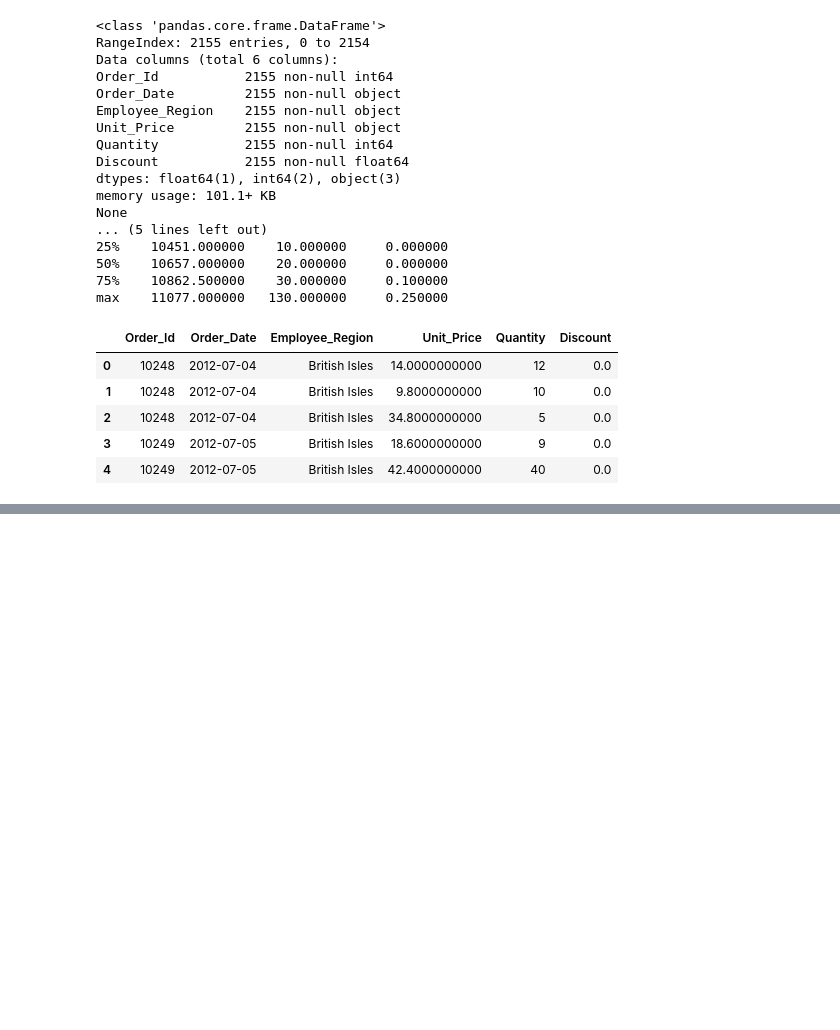
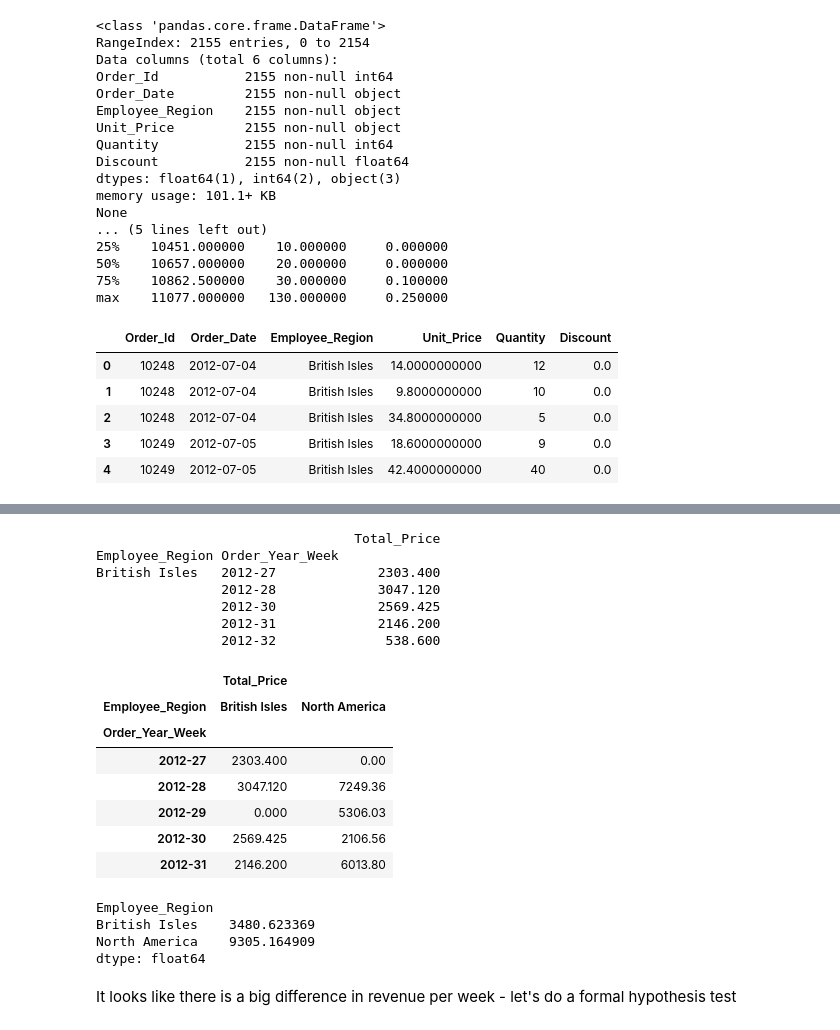
Before and after one commit to DavidBraslow/dsc-2-final-project-online-ds-sp-000, a Jupyter notebook: student.ipynb, the cells around one changed output, grey strips where cells are left out. Drawn from its saved outputs; the diff is of its cells as text; code cells hidden in the pictures; blank space fills up the shorter version.

```diff
--- a/student.ipynb
+++ b/student.ipynb
@@ -714,0 +743,34 @@ for prod in product_list:
+# %%
+#Get total price per week/Region
+price_df = df4.groupby(['Employee_Region', 'Order_Year_Week'])['Total_Price'].agg('sum').to_frame()
+print(price_df.head())
+
+#Pivot to get one row per week
+price_df = price_df.unstack(level = 0).fillna(0)
+price_df.head()
+# %% [output]
+                                 Total_Price
+Employee_Region Order_Year_Week
+British Isles   2012-27             2303.400
+                2012-28             3047.120
+                2012-30             2569.425
+                2012-31             2146.200
+                2012-32              538.600
+|  | Total_Price |  |
+| Employee_Region | British Isles | North America |
+| Order_Year_Week |  |  |
+| 2012-27 | 2303.400 | 0.00 |
+| 2012-28 | 3047.120 | 7249.36 |
+| 2012-29 | 0.000 | 5306.03 |
+| 2012-30 | 2569.425 | 2106.56 |
+| 2012-31 | 2146.200 | 6013.80 |
+# %%
+price_df.columns = price_df.columns.droplevel()
+price_df.mean()
+# %% [output]
+Employee_Region
+British Isles    3480.623369
+North America    9305.164909
+dtype: float64
+# %% [markdown]
+It looks like there is a big difference in revenue per week - let's do a formal hypothesis test
```
Also changed, not shown: parts of 21 cells of this notebook, 2 other files.
